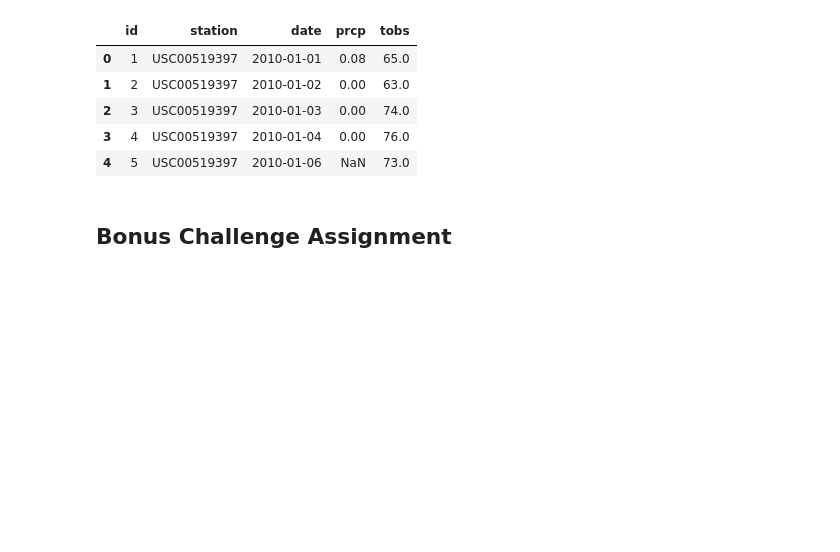
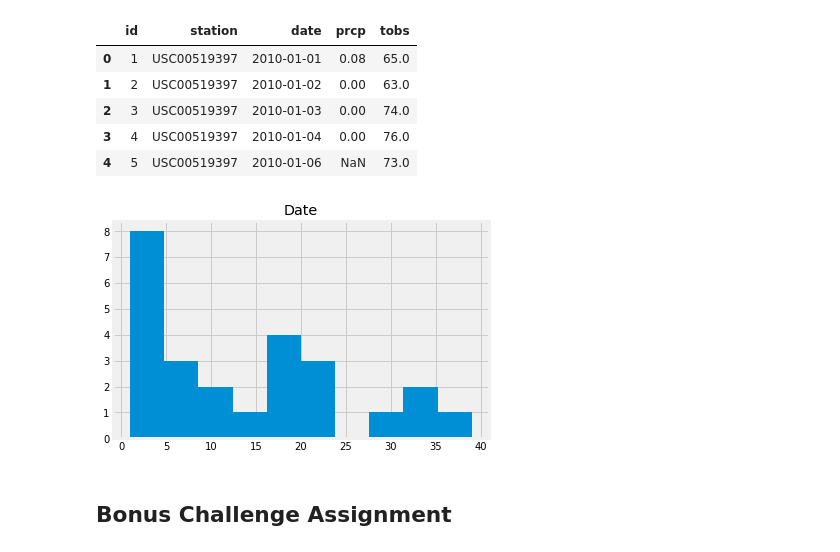
Before and after one commit to trezeget-1/sqlalchemy-challenge, a Jupyter notebook: Instructions/climate_starter.ipynb, the cells around one changed output. Cells and saved outputs as stored; diff of their text form; code cells hidden in the pictures; blank space fills up the shorter version.

```diff
--- a/Instructions/climate_starter.ipynb
+++ b/Instructions/climate_starter.ipynb
@@ -219,3 +216,30 @@ pd.read_sql("SELECT * FROM measurement LIMIT 5", engine)
+# %%
+#Design a query to retrieve the last 12 months of temperature observation data (TOBS).
+
+results_12_months_tobs=(
+    session
+    .query(Measurement)
+    .filter(Measurement.date>='2016-08-23')
+    .filter(Measurement.station=='USC00519281')
+    .all()
+)
+
+date=[]
+tobs=[]
+
+for x in results_12_months_tobs:
+    date.append(x.date)
+    tobs.append(x.tobs)
+
+tobs_yearly_df=pd.DataFrame({
+    "Date":date,
+    "Temperature Observation Data (TOBS)":tobs
+})
+# %%
+tobs_yearly_df.groupby("Temperature Observation Data (TOBS)").count().hist()
+plt.show()
+# %% [output]
+[figure, added]
 # %%
 # Using the station id from the previous query, calculate the lowest temperature recorded,
 # highest temperature recorded, and average temperature of the most active station?
```
Also changed, not shown: parts of 3 cells of this notebook.
